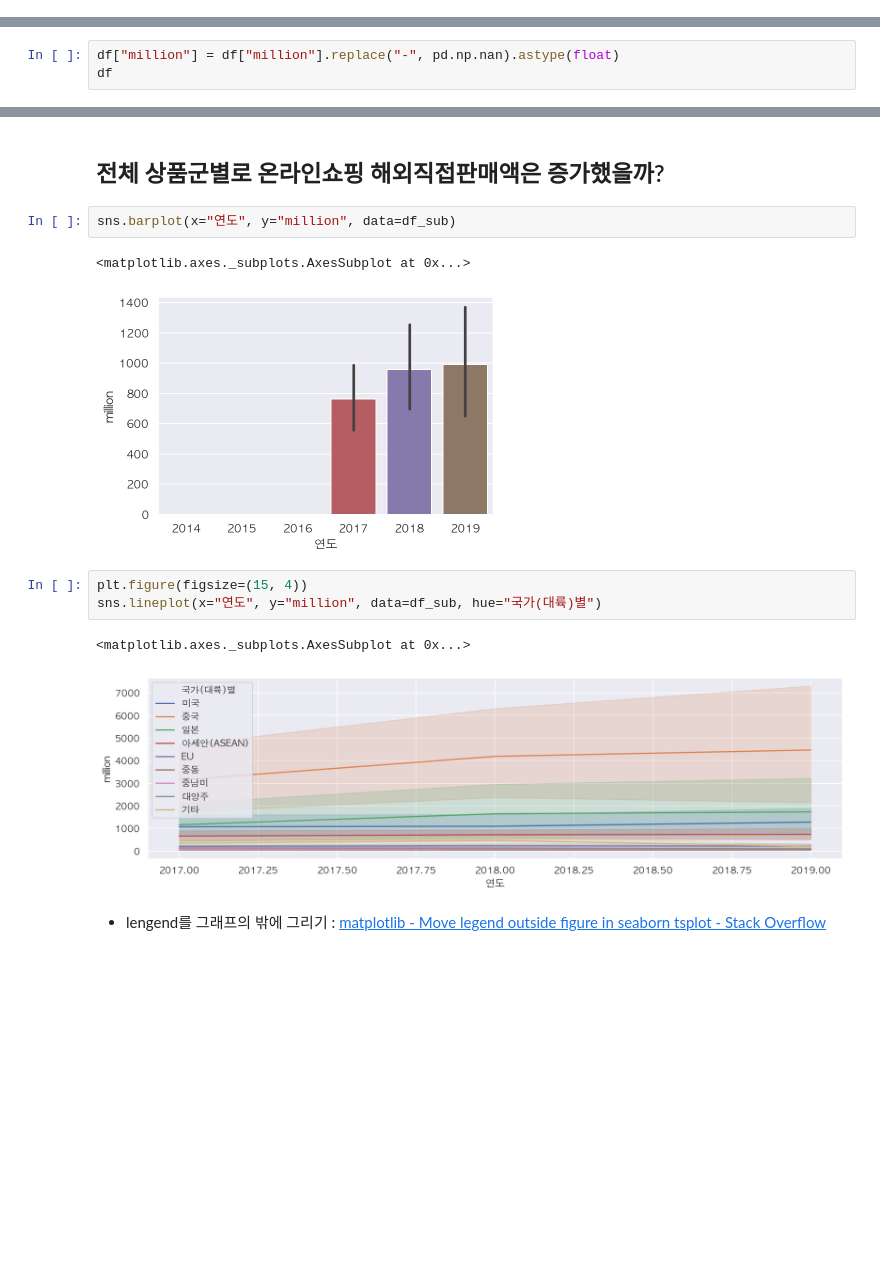
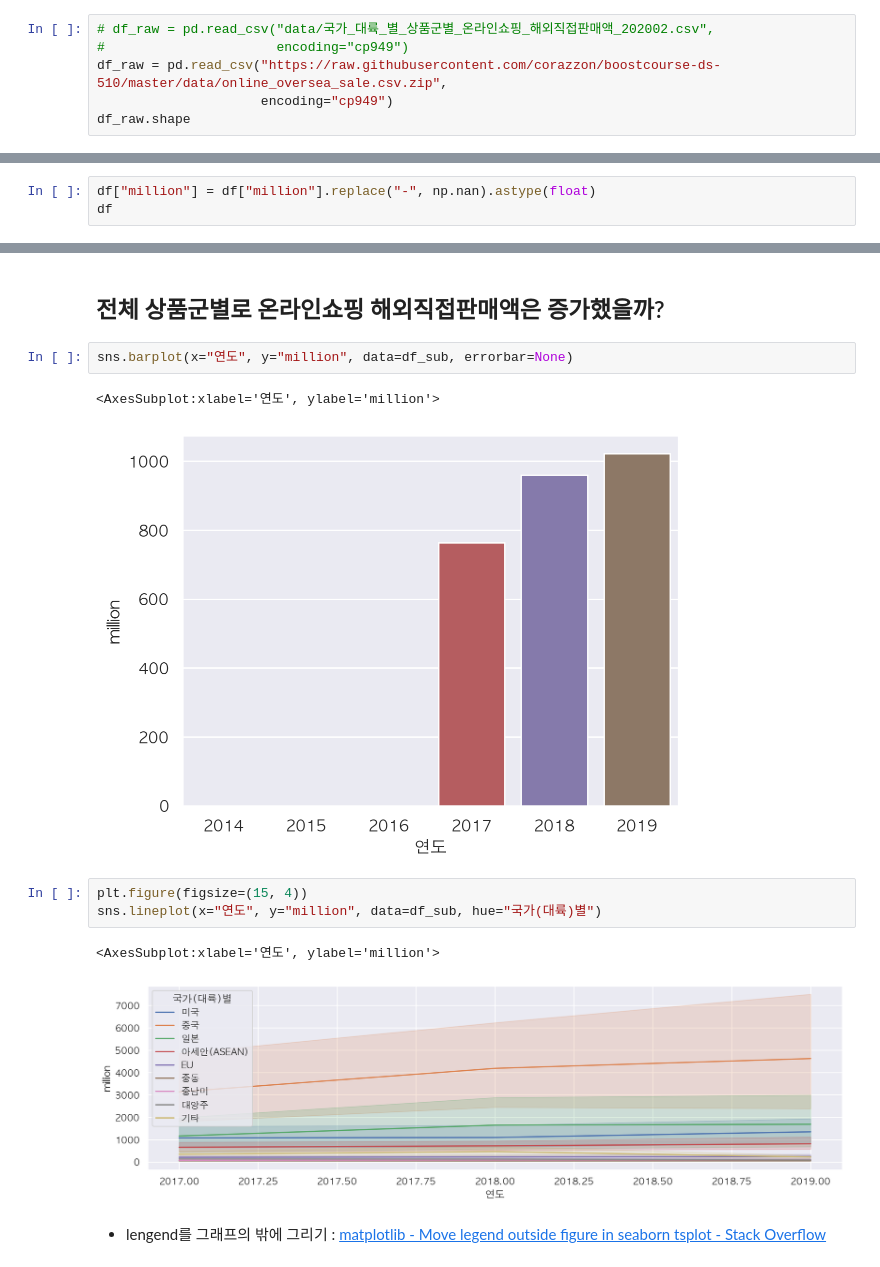
Before and after one commit to corazzon/boostcourse-ds-510, a Jupyter notebook: k-beauty-oversea-online-sale-output.ipynb, the cells around one changed output, grey strips where cells are left out. Drawn from its saved outputs; the diff is of its cells as text; blank space fills up the shorter version.

```diff
--- a/k-beauty-oversea-online-sale-output.ipynb
+++ b/k-beauty-oversea-online-sale-output.ipynb
@@ -36,0 +49,6 @@ df_raw.shape
+# %%
+# df_raw = pd.read_csv("data/국가_대륙_별_상품군별_온라인쇼핑_해외직접판매액_202002.csv",
+#                      encoding="cp949")
+df_raw = pd.read_csv("https://raw.githubusercontent.com/corazzon/boostcourse-ds-510/master/data/online_oversea_sale.csv.zip",
+                     encoding="cp949")
+df_raw.shape
@@ -120,7 +140,7 @@ df.head()
 # %% [markdown]
 ### 금액을 수치데이터로 표현하기 위해 데이터 타입 변경하기
 # %%
-df["million"] = df["million"].replace("-", pd.np.nan).astype(float)
+df["million"] = df["million"].replace("-", np.nan).astype(float)
 df
 # %% [output]
 |  | 국가(대륙)별 | 상품군별 | 판매유형별 | 기간 | million | 연도 | 분기 |
@@ -299,16 +321,16 @@ sns.heatmap(pivot, cmap="Blues", annot=True, fmt=".0f")
 # %% [markdown]
 ## 전체 상품군별로 온라인쇼핑 해외직접판매액은 증가했을까?
 # %%
-sns.barplot(x="연도", y="million", data=df_sub)
+sns.barplot(x="연도", y="million", data=df_sub, errorbar=None)
 # %% [output]
-<matplotlib.axes._subplots.AxesSubplot at 0x...>
+<AxesSubplot:xlabel='연도', ylabel='million'>
-[figure, old version]
+[figure, new version]
 # %%
 plt.figure(figsize=(15, 4))
 sns.lineplot(x="연도", y="million", data=df_sub, hue="국가(대륙)별")
 # %% [output]
-<matplotlib.axes._subplots.AxesSubplot at 0x...>
+<AxesSubplot:xlabel='연도', ylabel='million'>
-[figure, old version]
+[figure, new version]
 # %% [markdown]
 * lengend를 그래프의 밖에 그리기 : [matplotlib - Move legend outside figure in seaborn tsplot - Stack Overflow](https://stackoverflow.com/questions/30490740/move-legend-outside-figure-in-seaborn-tsplot)
 # %%
```
Also changed, not shown: parts of 30 cells of this notebook.
